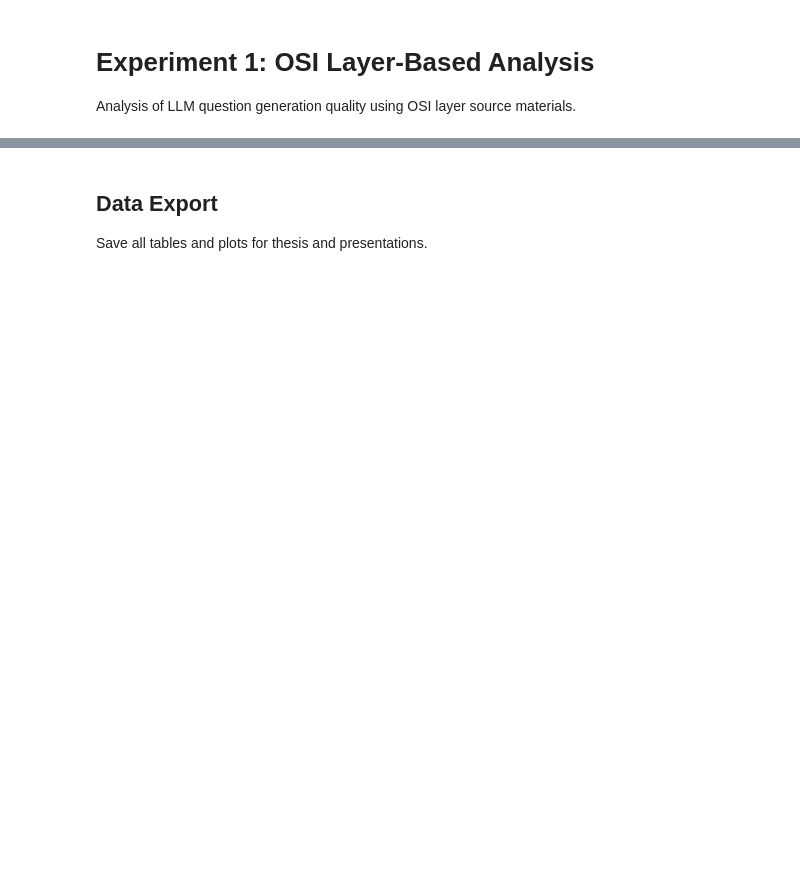
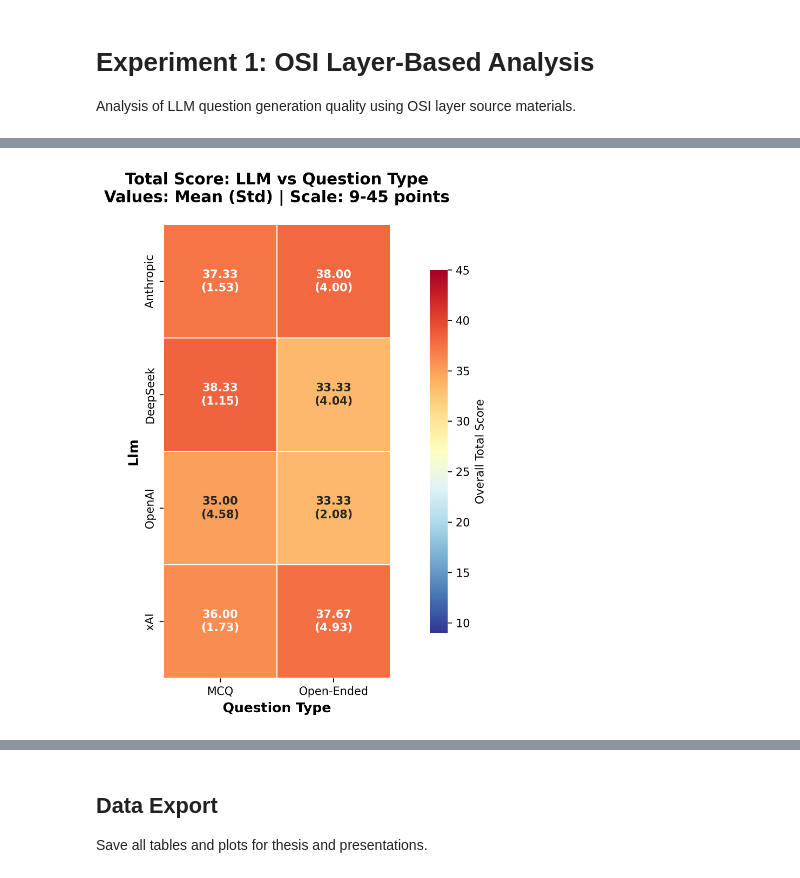
Before and after one commit to mgrube753/question-generation, a Jupyter notebook: 20_experiments/50_src/evaluation1_qual.ipynb, the cells around one changed output, grey strips where cells are left out. Saved outputs shown, nothing was run; the diff lists cells and outputs as text; code cells hidden in the pictures; blank space fills up the shorter version.

```diff
--- a/20_experiments/50_src/evaluation1_qual.ipynb
+++ b/20_experiments/50_src/evaluation1_qual.ipynb
@@ -436,35 +720,19 @@ plt.show()
 # %%
-# Total Score Heatmap: LLM vs Question Type
 fig, ax = plt.subplots(1, 1, figsize=(10, 7))
 plots[f'exp1_total_score_heatmap_{analysis_suffix}'] = fig
 
-# Total Score by LLM vs Question Type
-heatmap_mean_prompt = exp1_df.groupby(['llm', 'prompt_type'])['total_score'].mean().unstack()
-heatmap_std_prompt = exp1_df.groupby(['llm', 'prompt_type'])['total_score'].std().unstack()
-
-annot_matrix_prompt = heatmap_mean_prompt.copy()
-for i in range(len(heatmap_mean_prompt.index)):
-    for j in range(len(heatmap_mean_prompt.columns)):
-        mean_val = heatmap_mean_prompt.iloc[i, j]
-        std_val = heatmap_std_prompt.iloc[i, j]
-        if pd.notna(mean_val) and pd.notna(std_val):
-            annot_matrix_prompt.iloc[i, j] = f"{mean_val:.1f}\n({std_val:.1f})"
-        elif pd.notna(mean_val):
-            annot_matrix_prompt.iloc[i, j] = f"{mean_val:.1f}"
-
-# Use global LABEL_MAPPING
-llm_labels = [LABEL_MAPPING.get(label, label.title()) for label in heatmap_mean_prompt.index]
-prompt_labels = [LABEL_MAPPING.get(label, label.title()) for label in heatmap_mean_prompt.columns]
-
-sns.heatmap(heatmap_mean_prompt, annot=annot_matrix_prompt, fmt='', cmap='RdYlBu_r',
-            center=heatmap_mean_prompt.mean().mean(), square=True, linewidths=0.5,
-            cbar_kws={'shrink': 0.8, 'label': 'Total Score'}, annot_kws={'size': 11, 'weight': 'bold'},
-            xticklabels=prompt_labels, yticklabels=llm_labels, ax=ax)
-
-ax.set_title('Total Score: LLM vs Question Type\nValues: Mean (Std) | Scale: 0-70 points',
-             fontsize=14, fontweight='bold', pad=20)
-ax.set_xlabel('Question Type', fontsize=12, fontweight='bold')
-ax.set_ylabel('LLM', fontsize=12, fontweight='bold')
+create_heatmap(
+    exp1_df,
+    'llm',
+    'question_type',
+    'total_score',
+    ax,
+    'Total Score: LLM vs Question Type\nValues: Mean (Std) | Scale: 9-45 points',
+    'Overall Total Score',
+    scale_range=SCORE_RANGES['total_score'],
+)
 
 plt.tight_layout()
 plt.show()
+# %% [output]
+[figure, added]
```
Also changed, not shown: parts of 26 cells of this notebook, 4 other files.
